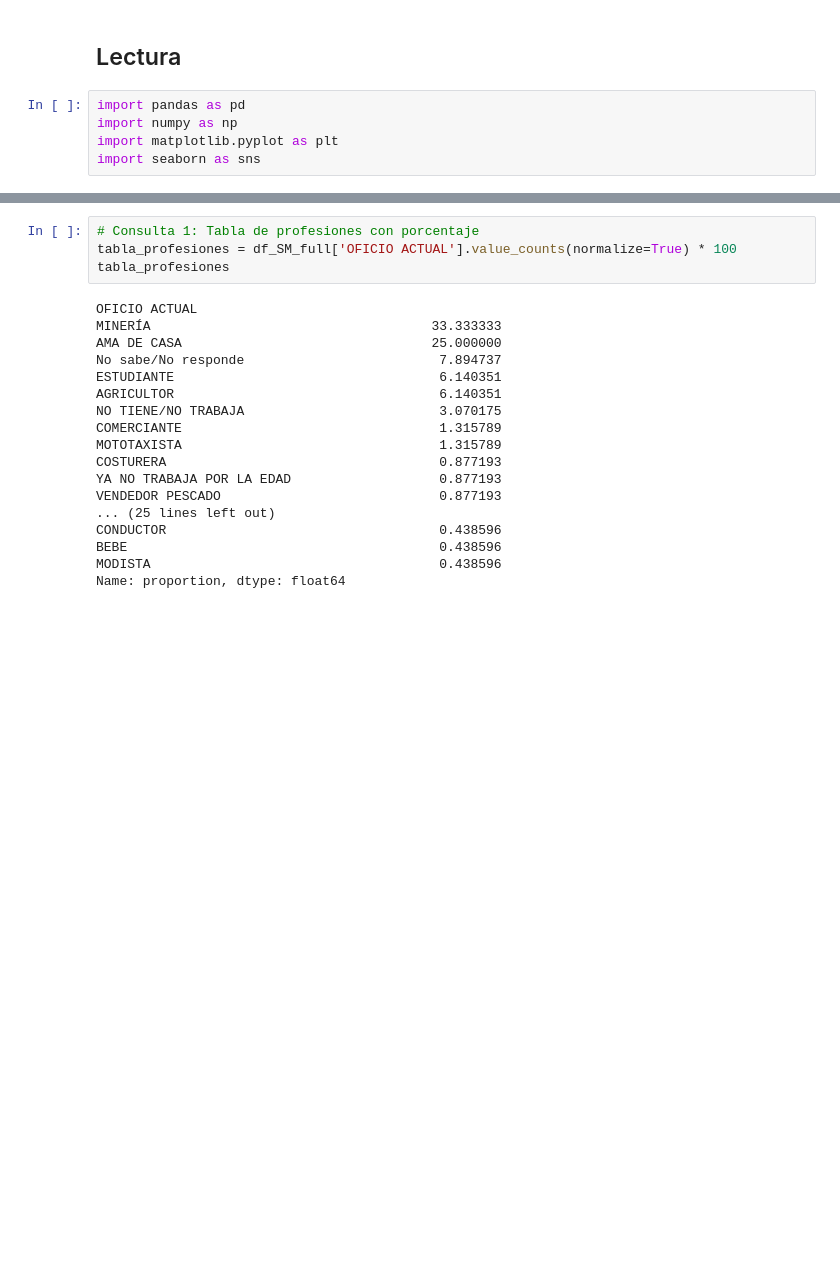
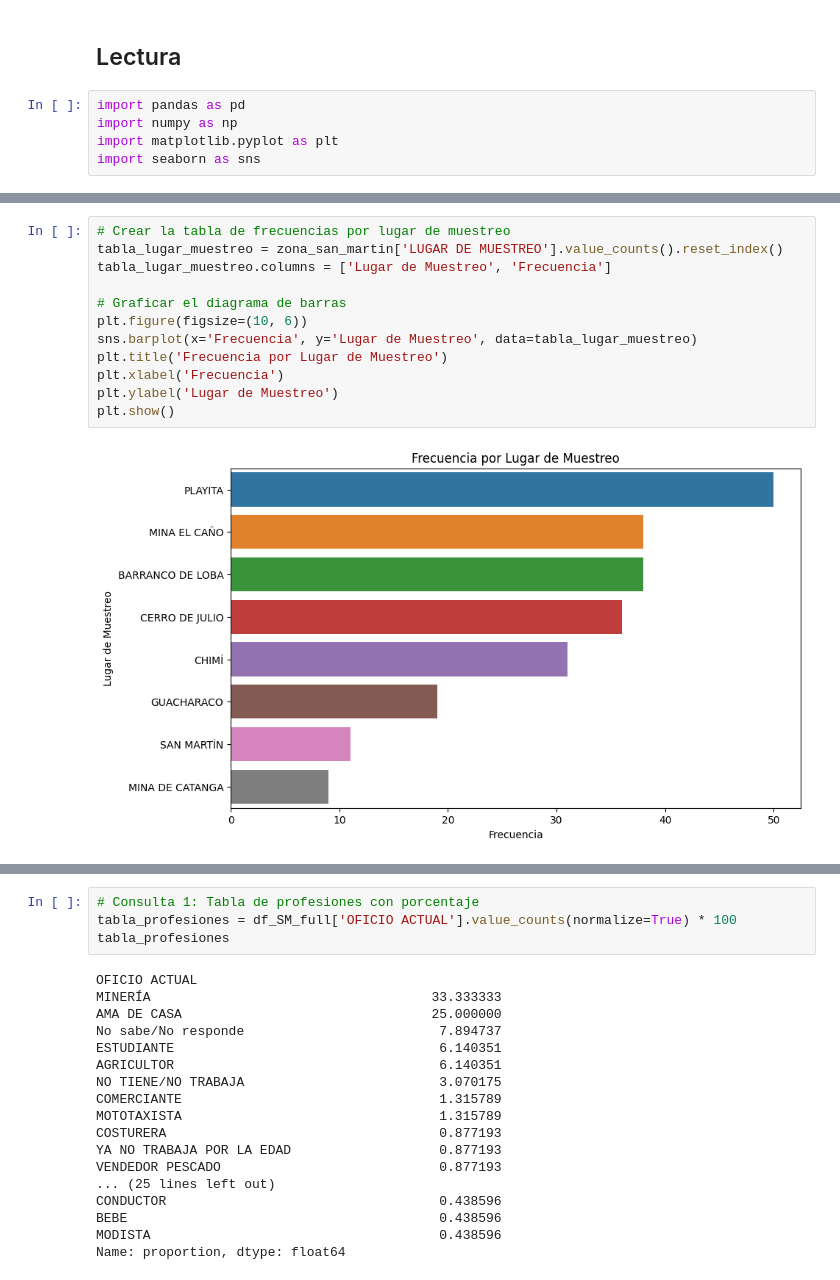
Before and after one commit to robertbarac/limpieza-encuestas-SGR, a Jupyter notebook: generacion_de_tablas.ipynb, the cells around one changed output, grey strips where cells are left out. Drawn from its saved outputs; the diff is of its cells as text; blank space fills up the shorter version.

```diff
--- a/generacion_de_tablas.ipynb
+++ b/generacion_de_tablas.ipynb
@@ -13,0 +86,14 @@ df_SM190_a_SMBL255 = pd.read_csv('data/df_SM190_a_SMBL255.csv')
+# %%
+# Crear la tabla de frecuencias por lugar de muestreo
+tabla_lugar_muestreo = zona_san_martin['LUGAR DE MUESTREO'].value_counts().reset_index()
+tabla_lugar_muestreo.columns = ['Lugar de Muestreo', 'Frecuencia']
+
+# Graficar el diagrama de barras
+plt.figure(figsize=(10, 6))
+sns.barplot(x='Frecuencia', y='Lugar de Muestreo', data=tabla_lugar_muestreo)
+plt.title('Frecuencia por Lugar de Muestreo')
+plt.xlabel('Frecuencia')
+plt.ylabel('Lugar de Muestreo')
+plt.show()
+# %% [output]
+[figure, added]
```
Also changed, not shown: parts of 19 cells of this notebook, 2 other files.
